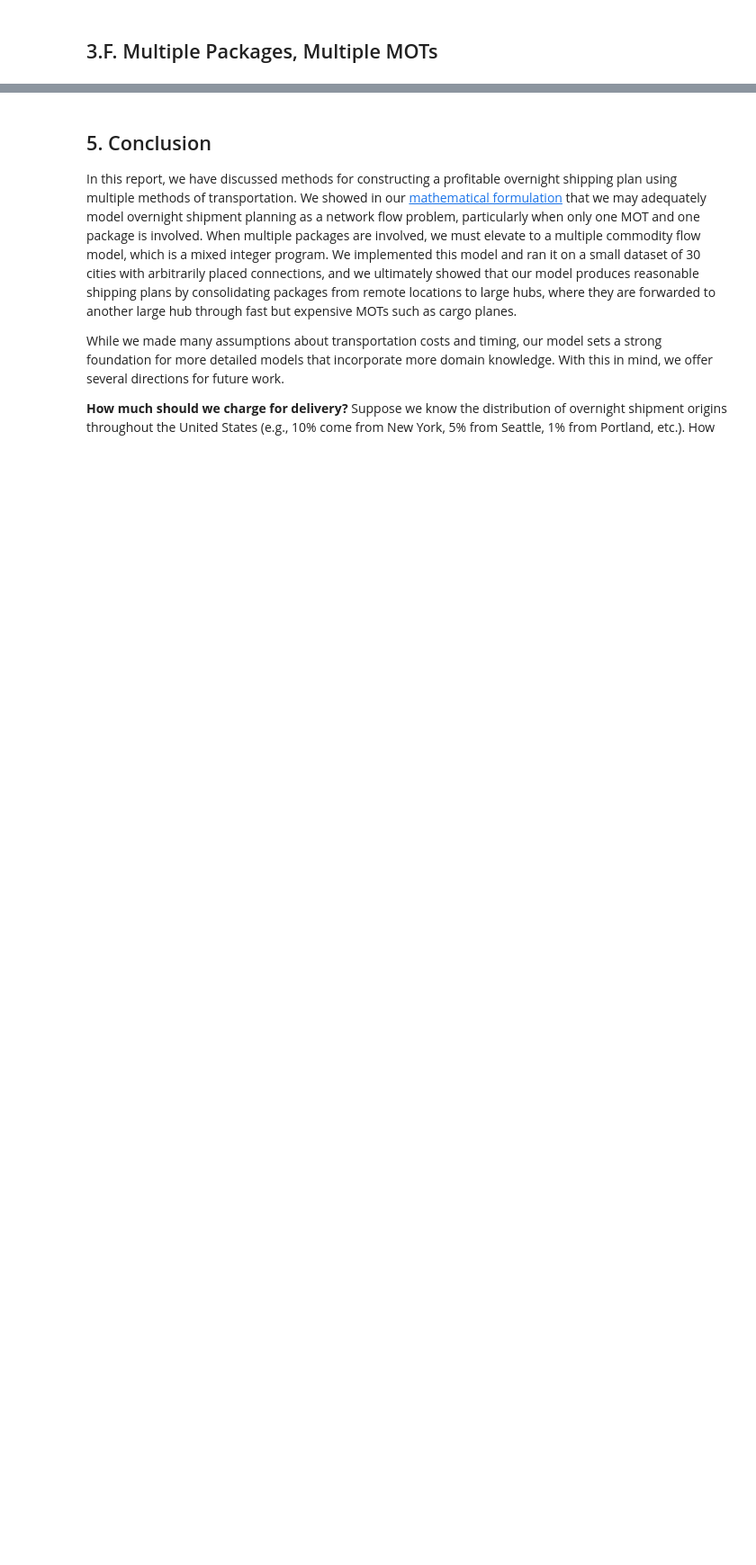
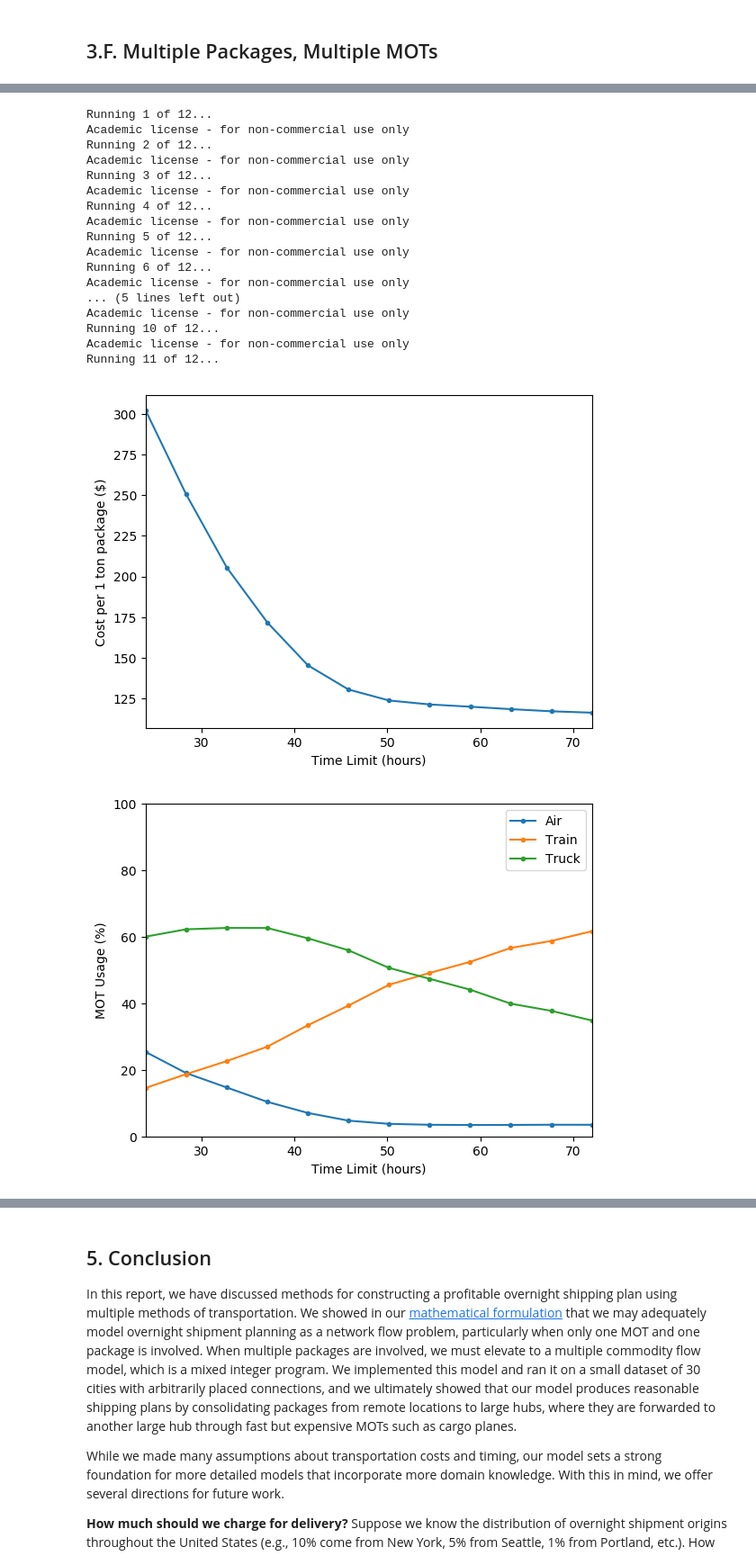
Before and after one commit to evandez/overnight-shipping, a Jupyter notebook: report.ipynb, the cells around one changed output, grey strips where cells are left out. Shown at 90% size. Cells and saved outputs as stored; diff of their text form; code cells hidden in the pictures; blank space fills up the shorter version.

Commit message:
Add Cost vs Time Limit & % MOT vs Time Limit plots.

```diff
--- a/report.ipynb
+++ b/report.ipynb
@@ -733,0 +718,76 @@ Use plots (see `PyPlot` examples from class), or you can display results in a ta
+# %%
+"""
+Gets the average cost of MPMM given the time limit, average speeds, and sorting times.
+Returns the average cost, % air use, % train use, and % truck use.
+"""
+function get_mpmm_metrics(cities, mot_distances, time_limit, speed, sorting_time, sample=100)
+    # creates a list of
+    pkgs = [[cities[i], cities[j]] for i in 1:length(cities) for j in i+1:length(cities)]
+
+    if sample != false
+        pkg = [rand(pkgs) for i in 1:sample]
+    end
+
+    path, time, cost = run_mpmm(mot_distances, pkgs, cities,
+        time_limit, fixed_costs, speed, sorting_time)
+
+    # compute percentages for each MOT
+    total_mots = sum(path)
+    pct_airplanes = 100 * sum(path[:, :, :, 1]) / total_mots
+    pct_trains = 100 * sum(path[:, :, :, 2]) / total_mots
+    pct_trucks = 100 *sum(path[:, :, :, 3]) / total_mots
+
+    return mean(cost), pct_airplanes, pct_trains, pct_trucks
+end
+
+mpg = [10.5, 413, 110] # air, train, truck ton-miles per gal
+fuel = [2.13, 3.1, 3.1] # air, train, truck $/gal. Pulled from EIA
+fixed_costs = fuel ./ mpg # air, train, truck $/mi based on fuel usage only
+speed = [550, 50, 75] # air, train, truck average mph
+
+time_limits = linspace(24, 72, 12)
+avg_costs = zeros(size(time_limits))
+air_use = zeros(size(time_limits))
+train_use = zeros(size(time_limits))
+truck_use = zeros(size(time_limits))
+
+for (i, time_limit) in enumerate(IndexStyle(time_limits), time_limits)
+    println("Running ", i, " of ", length(time_limits), "...")
+    avg_costs[i], air_use[i], train_use[i], truck_use[i] =
+        get_mpmm_metrics(cities, mot_distances, time_limit, speed, SORTING_TIME, 100)
+end
+
+# plot cost vs time limit
+plot(time_limits, avg_costs, marker=".")
+xlim((minimum(time_limits), maximum(time_limits)))
+xlabel("Time Limit (hours)")
+ylabel("Cost per 1 ton package (\$)");
+
+# plot MOT usage % vs time limit
+figure()
+plot(time_limits, hcat(air_use, train_use, truck_use), marker=".")
+xlim((minimum(time_limits), maximum(time_limits)))
+ylim((0, 100))
+xlabel("Time Limit (hours)")
+ylabel("MOT Usage (%)")
+legend(("Air", "Train", "Truck"));
+# %% [output]
+Running 1 of 12...
+Academic license - for non-commercial use only
+Running 2 of 12...
+Academic license - for non-commercial use only
+Running 3 of 12...
+Academic license - for non-commercial use only
+Running 4 of 12...
+Academic license - for non-commercial use only
+Running 5 of 12...
+Academic license - for non-commercial use only
+Running 6 of 12...
+Academic license - for non-commercial use only
+... (5 lines left out)
+Academic license - for non-commercial use only
+Running 10 of 12...
+Academic license - for non-commercial use only
+Running 11 of 12...
+[figure, added]
+[figure, added]
```
Also changed, not shown: parts of 11 cells of this notebook.
